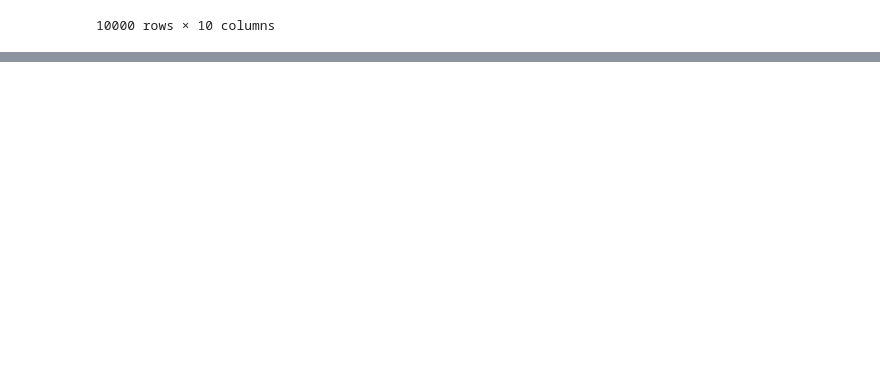
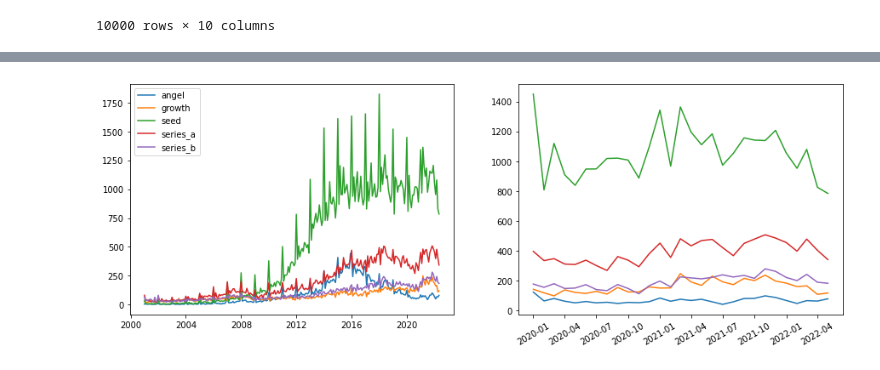
Before and after one commit to technometrics-lab/17-Venture-Capital-Risk-and-Return, a Jupyter notebook: src/notebooks/stylized_facts.ipynb, the cells around one changed output, grey strips where cells are left out. Cells and saved outputs as stored; diff of their text form; code cells hidden in the pictures; blank space fills up the shorter version.

```diff
--- a/src/notebooks/stylized_facts.ipynb
+++ b/src/notebooks/stylized_facts.ipynb
@@ -243,0 +238,15 @@ from scripts.market_api import get_yfinance_time_series
+# %%
+rnd_types = ['angel', 'series_a', 'series_b', 'seed', 'growth']
+growth = ['series_c', 'series_d', 'series_e', 'series_f', 'series_i', 'series_g', 'series_h', 'series_j']
+rounds.investment_type = rounds.investment_type.apply(lambda x: 'growth' if x in growth else x)
+rounds_activity = rounds[(rounds.announced_on.dt.year > 2000) & (rounds.investment_type.isin(rnd_types))].copy()
+rounds_activity['count'] = np.ones_like(rounds_activity.index)
+rounds_activity = rounds_activity.groupby([rounds_activity.announced_on.dt.year, rounds_activity.announced_on.dt.month, rounds_activity.investment_type]).sum()
+rounds_activity = rounds_activity[['raised_amount_usd', 'count']]
+rounds_activity.index.names = ['year', 'month', 'round_type']
+rounds_activity.reset_index(inplace=True)
+# %%
+rounds_activity['period'] = rounds_activity.apply(lambda i: str(i.year) + '-' + str(i.month), axis=1)
+rounds_activity.period = pd.to_datetime(rounds_activity.period, format='%Y-%m')
+rounds_activity = rounds_activity[rounds_activity.period < '2022-06-01']
+rounds_activity.columns = ['year', 'month', 'round_type', 'raised_amount_usd', 'count', 'period']
@@ -243,0 +269,12 @@ from scripts.market_api import get_yfinance_time_series
+# %%
+fig, axs = plt.subplots(nrows=1, ncols=2, figsize=(15, 5))
+
+for tp in rounds_activity.round_type.unique():
+    axs[0].plot(rounds_activity[rounds_activity.round_type == tp][['period', 'count']].set_index('period'), label=tp)
+axs[0].legend()
+for tp in rounds_activity.round_type.unique():
+    axs[1].plot(rounds_activity[(rounds_activity.period.dt.year > 2019) & (rounds_activity.round_type == tp)][['period', 'count']].set_index('period'), label=tp)
+plt.xticks(rotation=30)
+plt.show()
+# %% [output]
+[figure, added]
```
Also changed, not shown: parts of 12 cells of this notebook, 19 other files.
